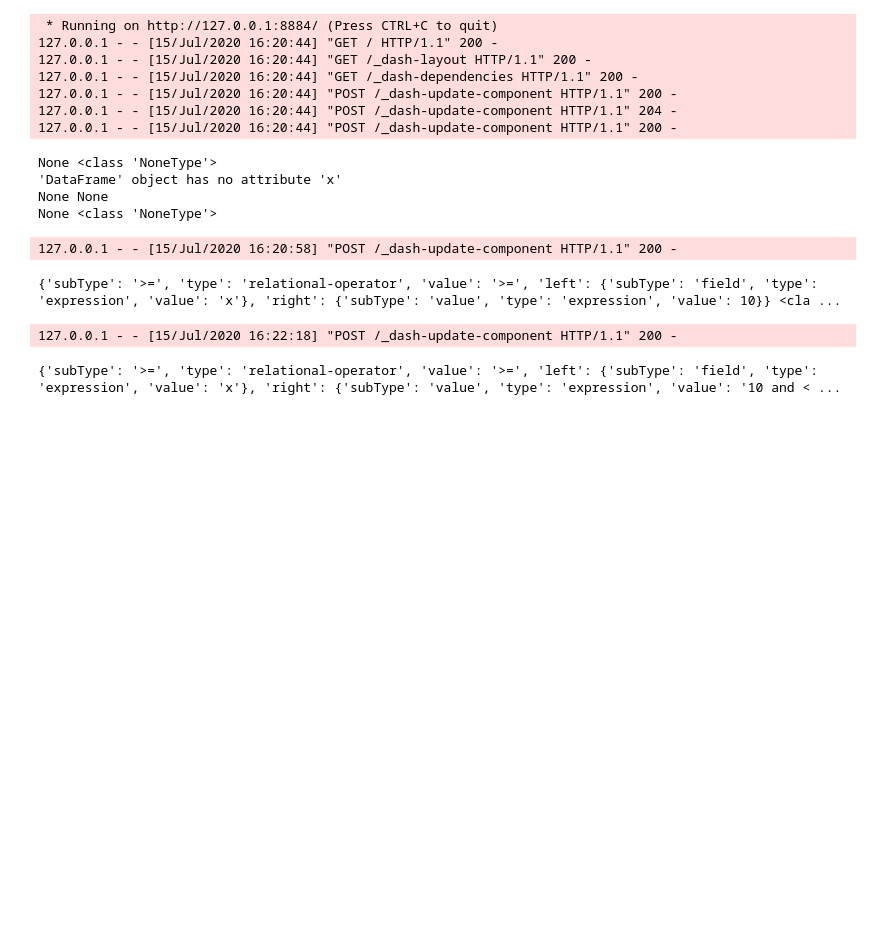
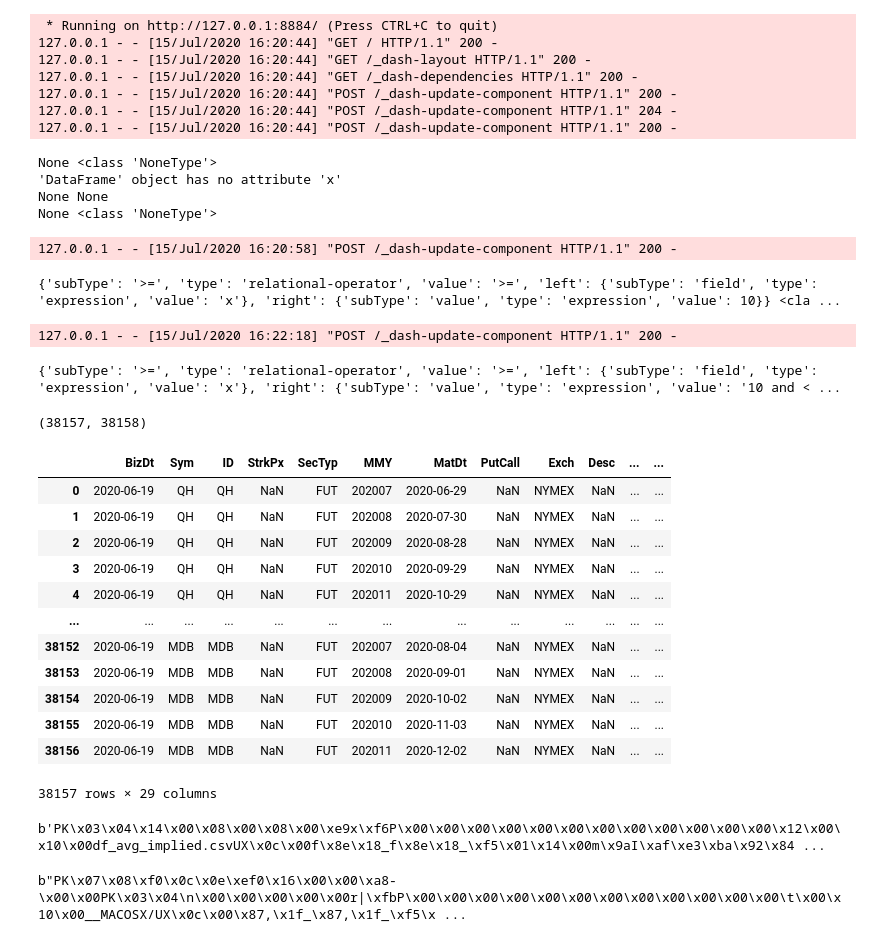
Before and after one commit to bgithub1/barchartacs, a Jupyter notebook: barchartacs/Untitled.ipynb, the cells around one changed output. Cells and saved outputs as stored; diff of their text form; code cells hidden in the pictures; blank space fills up the shorter version.

```diff
--- a/barchartacs/Untitled.ipynb
+++ b/barchartacs/Untitled.ipynb
@@ -163,0 +173,29 @@ None <class 'NoneType'>
+# %%
+len(df),len(nym)
+# %% [output]
+(38157, 38158)
+# %%
+import zipfile
+z= f'{h}/downloads/nymex.settle.20200619.s.csv.zip'
+f = zipfile.ZipFile(z).open('nymex.settle.20200619.s.csv')
+nym2 = [l.decode("utf-8")  for l in f]
+sio2 = io.StringIO()
+sio2.writelines(nym2)
+sio2.seek(0)
+df2 = pd.read_csv(sio2)
+# %%
+df2
+# %% [output]
+|  | BizDt | Sym | ID | StrkPx | SecTyp | MMY | MatDt | PutCall | Exch | Desc | ... | ... |
+| 0 | 2020-06-19 | QH | QH | NaN | FUT | 202007 | 2020-06-29 | NaN | NYMEX | NaN | ... | ... |
+| 1 | 2020-06-19 | QH | QH | NaN | FUT | 202008 | 2020-07-30 | NaN | NYMEX | NaN | ... | ... |
+| 2 | 2020-06-19 | QH | QH | NaN | FUT | 202009 | 2020-08-28 | NaN | NYMEX | NaN | ... | ... |
+| 3 | 2020-06-19 | QH | QH | NaN | FUT | 202010 | 2020-09-29 | NaN | NYMEX | NaN | ... | ... |
+| 4 | 2020-06-19 | QH | QH | NaN | FUT | 202011 | 2020-10-29 | NaN | NYMEX | NaN | ... | ... |
+| ... | ... | ... | ... | ... | ... | ... | ... | ... | ... | ... | ... | ... |
+| 38152 | 2020-06-19 | MDB | MDB | NaN | FUT | 202007 | 2020-08-04 | NaN | NYMEX | NaN | ... | ... |
+| 38153 | 2020-06-19 | MDB | MDB | NaN | FUT | 202008 | 2020-09-01 | NaN | NYMEX | NaN | ... | ... |
+| 38154 | 2020-06-19 | MDB | MDB | NaN | FUT | 202009 | 2020-10-02 | NaN | NYMEX | NaN | ... | ... |
+| 38155 | 2020-06-19 | MDB | MDB | NaN | FUT | 202010 | 2020-11-03 | NaN | NYMEX | NaN | ... | ... |
+| 38156 | 2020-06-19 | MDB | MDB | NaN | FUT | 202011 | 2020-12-02 | NaN | NYMEX | NaN | ... | ... |
+38157 rows × 29 columns
@@ -163,0 +216,8 @@ None <class 'NoneType'>
+# %%
+zo
+# %% [output]
+b'PK\x03\x04\x14\x00\x08\x00\x08\x00\xe9x\xf6P\x00\x00\x00\x00\x00\x00\x00\x00\x00\x00\x00\x00\x12\x00\x10\x00df_avg_implied.csvUX\x0c\x00f\x8e\x18_f\x8e\x18_\xf5\x01\x14\x00m\x9aI\xaf\xe3\xba\x92\x84 ...
+# %%
+zoio.read()
+# %% [output]
+b"PK\x07\x08\xf0\x0c\x0e\xef0\x16\x00\x00\xa8-\x00\x00PK\x03\x04\n\x00\x00\x00\x00\x00r|\xfbP\x00\x00\x00\x00\x00\x00\x00\x00\x00\x00\x00\x00\t\x00\x10\x00__MACOSX/UX\x0c\x00\x87,\x1f_\x87,\x1f_\xf5\x ...
```
Also changed, not shown: parts of 7 cells of this notebook, 2 other files.
